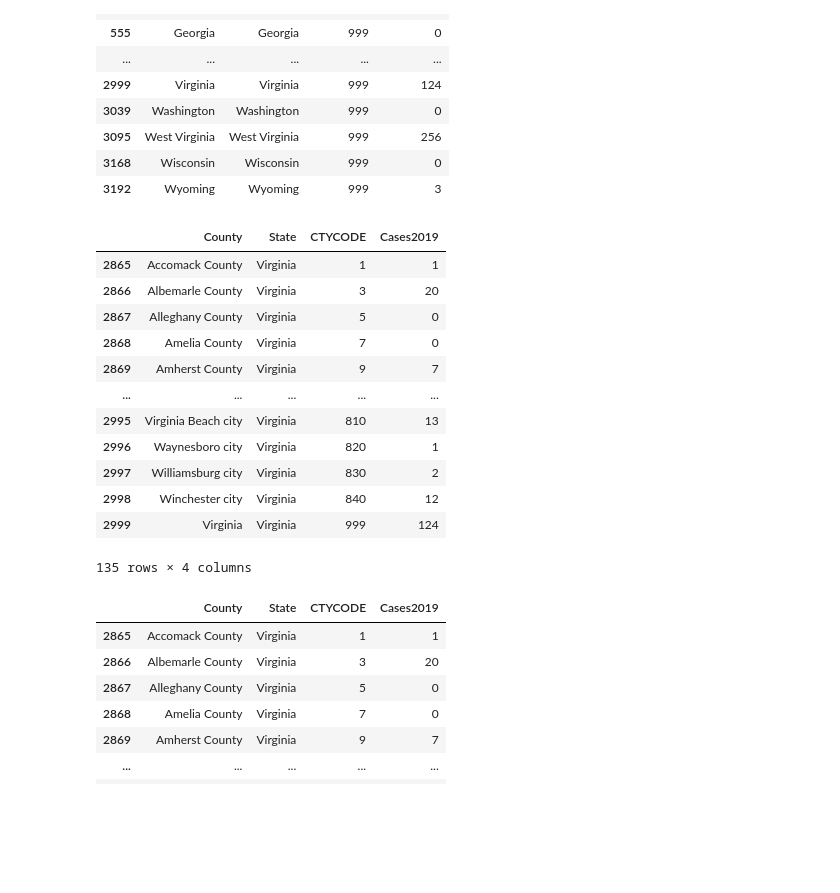
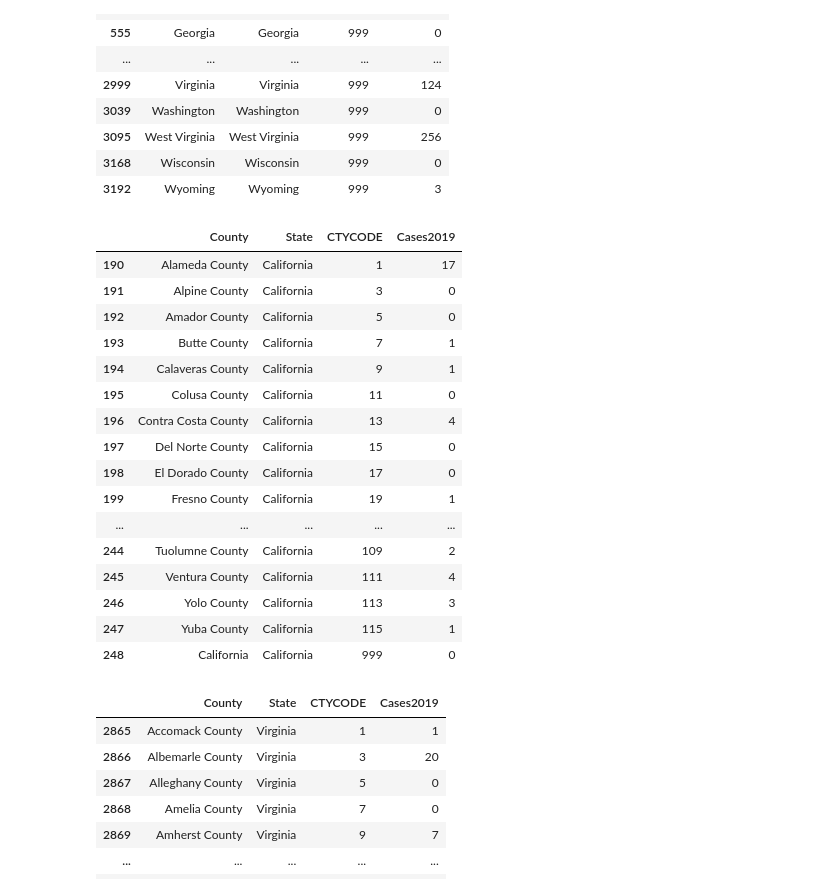
Before and after one commit to Tsoggy/Lyme_Disease, a Jupyter notebook: Lyme_ETL.ipynb, the cells around one changed output. Drawn from its saved outputs; the diff is of its cells as text; code cells hidden in the pictures; blank space fills up the shorter version.

```diff
--- a/Lyme_ETL.ipynb
+++ b/Lyme_ETL.ipynb
@@ -89,21 +89,25 @@ df_2019.loc[df_2019['CTYCODE'] == 999]
 | 3168 | Wisconsin | Wisconsin | 999 | 0 |
 | 3192 | Wyoming | Wyoming | 999 | 3 |
 # %%
-df_2019.loc[df_2019['State']=='Virginia']
+df_2019.loc[df_2019['State']=='California']
 # %% [output]
 |  | County | State | CTYCODE | Cases2019 |
-| 2865 | Accomack County | Virginia | 1 | 1 |
-| 2866 | Albemarle County | Virginia | 3 | 20 |
-| 2867 | Alleghany County | Virginia | 5 | 0 |
-| 2868 | Amelia County | Virginia | 7 | 0 |
-| 2869 | Amherst County | Virginia | 9 | 7 |
+| 190 | Alameda County | California | 1 | 17 |
+| 191 | Alpine County | California | 3 | 0 |
+| 192 | Amador County | California | 5 | 0 |
+| 193 | Butte County | California | 7 | 1 |
+| 194 | Calaveras County | California | 9 | 1 |
+| 195 | Colusa County | California | 11 | 0 |
+| 196 | Contra Costa County | California | 13 | 4 |
+| 197 | Del Norte County | California | 15 | 0 |
+| 198 | El Dorado County | California | 17 | 0 |
+| 199 | Fresno County | California | 19 | 1 |
 | ... | ... | ... | ... | ... |
-| 2995 | Virginia Beach city | Virginia | 810 | 13 |
-| 2996 | Waynesboro city | Virginia | 820 | 1 |
-| 2997 | Williamsburg city | Virginia | 830 | 2 |
-| 2998 | Winchester city | Virginia | 840 | 12 |
-| 2999 | Virginia | Virginia | 999 | 124 |
+| 244 | Tuolumne County | California | 109 | 2 |
+| 245 | Ventura County | California | 111 | 4 |
+| 246 | Yolo County | California | 113 | 3 |
+| 247 | Yuba County | California | 115 | 1 |
+| 248 | California | California | 999 | 0 |
-135 rows × 4 columns
 # %%
 df_2019.loc[df_2019['State']=='Virginia']
 # %% [output]
```
Also changed, not shown: 2 other files.
